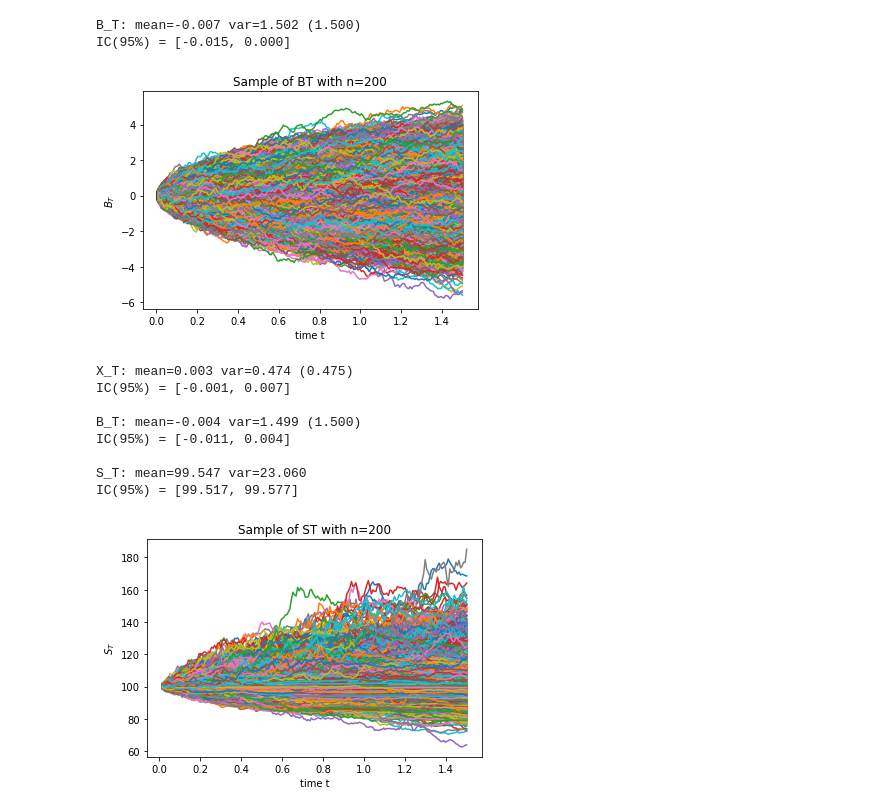
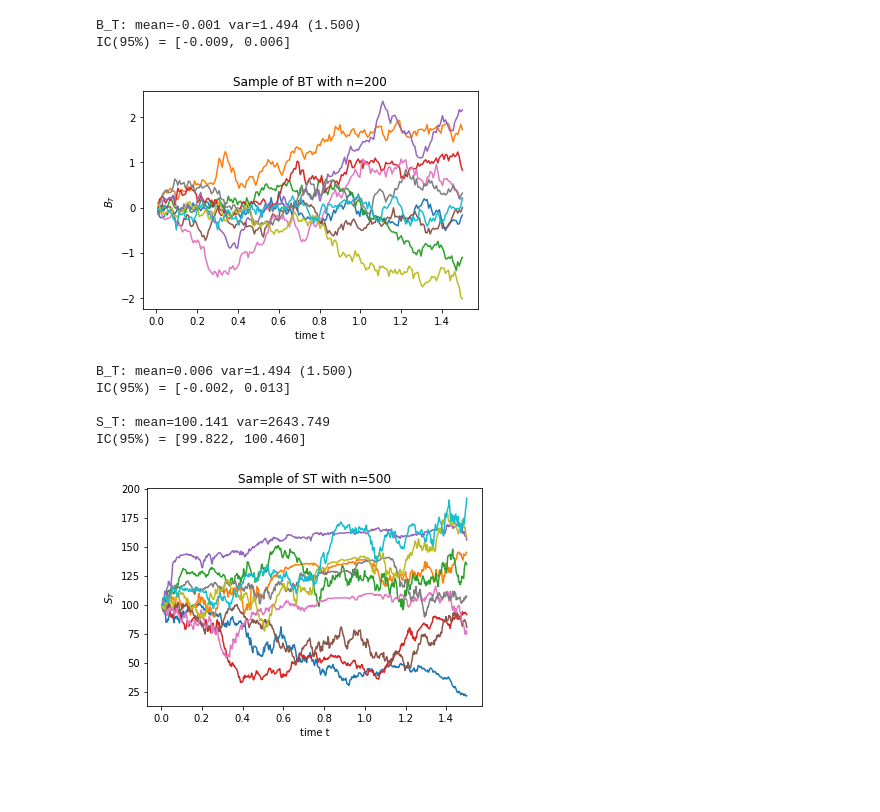
Before and after one commit to GearlessJohn/deep-pricing, a Jupyter notebook: src/simulation_Xt.ipynb, the cells around one changed output. Cells and saved outputs as stored; diff of their text form; code cells hidden in the pictures; blank space fills up the shorter version.

```diff
--- a/src/simulation_Xt.ipynb
+++ b/src/simulation_Xt.ipynb
@@ -5,7 +5,7 @@ import matplotlib.pyplot as plt
 from scipy.special import hyp2f1
 # %%
 T = 1.5
-n = 200
+n = 500
 times = np.linspace(0, T, n + 1)
 
 repeat = 100000
@@ -151,11 +161,11 @@ def sample_B(rho=0.5):
 
     return sample
 # %%
-plot_sample(sample_B(rho=0), ylabel="${B_T}$", title=f"Sample of BT with n={n}")
+plot_sample(sample_B(rho=0)[:10], ylabel="${B_T}$", title=f"Sample of BT with n={n}")
 print("")
 # %% [output]
-B_T: mean=-0.007 var=1.502 (1.500)
-IC(95%) = [-0.015, 0.000]
+B_T: mean=-0.001 var=1.494 (1.500)
+IC(95%) = [-0.009, 0.006]
-[figure, old version]
+[figure, new version]
 # %%
 def Sigma(X, vars):
@@ -185,23 +195,20 @@ def sample_S(rho=0.5, eta=1, lam=1, S0=100):
 
     return sample
 # %%
-sample = sample_S()
+sample = sample_S(rho=-0.8)
 
 fig = plt.figure()
 ax = fig.add_subplot(111)
-ax.plot(times[2:], sample.T, "-")
+ax.plot(times[2:], sample[:10].T, "-")
 
 ax.set_xlabel("time t")
 ax.set_ylabel("${S_T}$")
 ax.set_title(f"Sample of ST with n={n}")
 plt.show()
 # %% [output]
-X_T: mean=0.003 var=0.474 (0.475)
-IC(95%) = [-0.001, 0.007]
+B_T: mean=0.006 var=1.494 (1.500)
+IC(95%) = [-0.002, 0.013]
 
-B_T: mean=-0.004 var=1.499 (1.500)
-IC(95%) = [-0.011, 0.004]
-
-S_T: mean=99.547 var=23.060
-IC(95%) = [99.517, 99.577]
+S_T: mean=100.141 var=2643.749
+IC(95%) = [99.822, 100.460]
-[figure, old version]
+[figure, new version]
```
Also changed, not shown: parts of 6 cells of this notebook.
